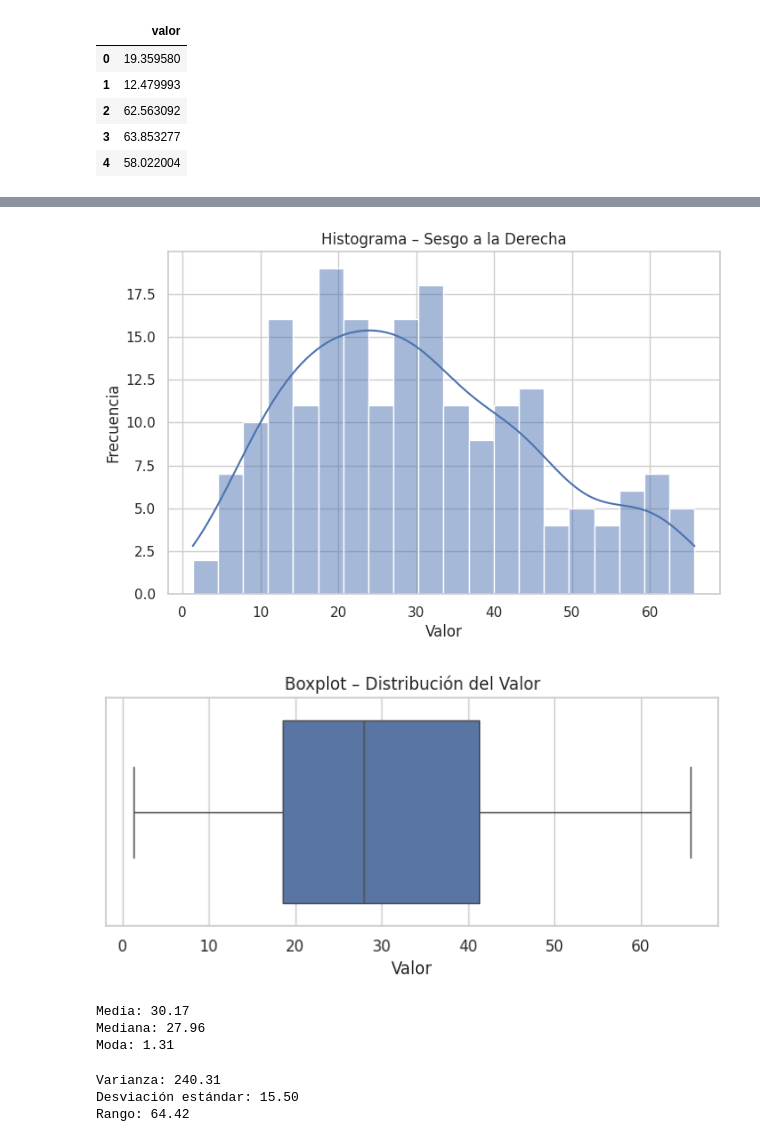
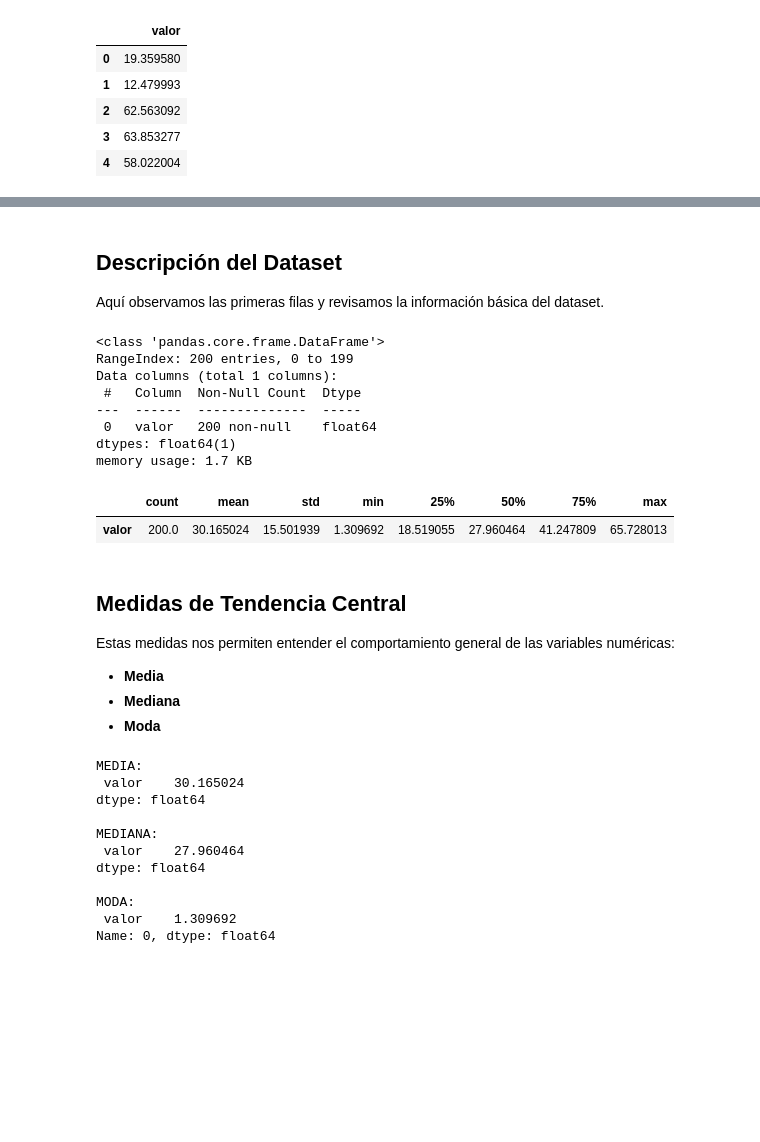
Before and after one commit to Dvargas-2001/Guia_Taller_1, a Jupyter notebook: notebook/estadistica_descriptiva.ipynb, the cells around one changed output, grey strips where cells are left out. Drawn from its saved outputs; the diff is of its cells as text; code cells hidden in the pictures; blank space fills up the shorter version.

```diff
--- a/notebook/estadistica_descriptiva.ipynb
+++ b/notebook/estadistica_descriptiva.ipynb
@@ -105,40 +39,43 @@ Descripción estadística:
-# %%
-plt.figure(figsize=(8,5))
-sns.histplot(df['valor'], bins=20, kde=True)
-plt.title("Histograma – Sesgo a la Derecha")
-plt.xlabel("Valor")
-plt.ylabel("Frecuencia")
-plt.show()
-
-plt.figure(figsize=(8,3))
-sns.boxplot(x=df['valor'])
-plt.title("Boxplot – Distribución del Valor")
-plt.xlabel("Valor")
-plt.show()
-# %% [output]
-[figure, removed]
-[figure, removed]
+# %% [markdown]
+## **Descripción del Dataset**
+Aquí observamos las primeras filas y revisamos la información básica del dataset.
+# %%
+df.info()
+df.describe().T
+# %% [output]
+<class 'pandas.core.frame.DataFrame'>
+RangeIndex: 200 entries, 0 to 199
+Data columns (total 1 columns):
+ #   Column  Non-Null Count  Dtype
+---  ------  --------------  -----
+ 0   valor   200 non-null    float64
+dtypes: float64(1)
+memory usage: 1.7 KB
+|  | count | mean | std | min | 25% | 50% | 75% | max |
+| valor | 200.0 | 30.165024 | 15.501939 | 1.309692 | 18.519055 | 27.960464 | 41.247809 | 65.728013 |
+# %% [markdown]
+## **Medidas de Tendencia Central**
+Estas medidas nos permiten entender el comportamiento general de las variables numéricas:
+- **Media**
+- **Mediana**
+- **Moda**
 # %%
-media = df['valor'].mean()
-mediana = df['valor'].median()
-moda = df['valor'].mode()[0]
+media = df.mean(numeric_only=True)
+mediana = df.median(numeric_only=True)
+moda = df.mode(numeric_only=True).iloc[0]
 
-print(f"Media: {media:.2f}")
-print(f"Mediana: {mediana:.2f}")
-print(f"Moda: {moda:.2f}")
+print("MEDIA:\n", media, "\n")
+print("MEDIANA:\n", mediana, "\n")
+print("MODA:\n", moda, "\n")
 # %% [output]
-Media: 30.17
-Mediana: 27.96
-Moda: 1.31
+MEDIA:
+ valor    30.165024
+dtype: float64
+
+MEDIANA:
+ valor    27.960464
+dtype: float64
+
+MODA:
+ valor    1.309692
+Name: 0, dtype: float64
-# %%
-varianza = df['valor'].var()
-desviacion = df['valor'].std()
-rango = df['valor'].max() - df['valor'].min()
-
-print(f"Varianza: {varianza:.2f}")
-print(f"Desviación estándar: {desviacion:.2f}")
-print(f"Rango: {rango:.2f}")
-# %% [output]
-Varianza: 240.31
-Desviación estándar: 15.50
-Rango: 64.42
```
Also changed, not shown: parts of 24 cells of this notebook.
